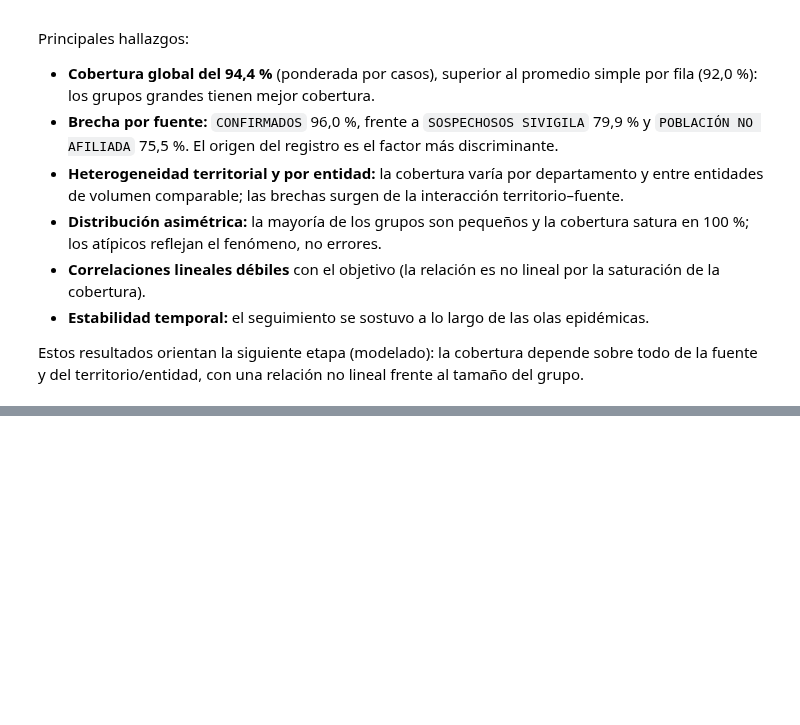
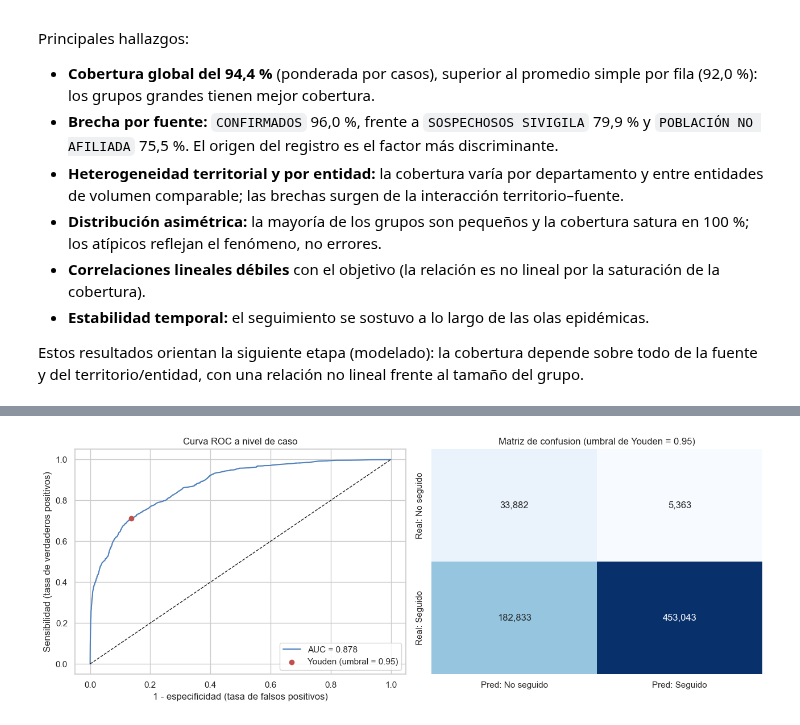
Before and after one commit to JabesMonroy/Proyecto_Esp-Fund-Datos_PRASS_Seg.COVID19, a Jupyter notebook: Proyecto_PRASS_Seguimiento_COVID19.ipynb, the cells around one changed output, grey strips where cells are left out. Saved outputs shown, nothing was run; the diff lists cells and outputs as text; code cells hidden in the pictures; blank space fills up the shorter version.

```diff
--- a/Proyecto_PRASS_Seguimiento_COVID19.ipynb
+++ b/Proyecto_PRASS_Seguimiento_COVID19.ipynb
@@ -782,0 +955,13 @@ Estos resultados orientan la siguiente etapa (modelado): la cobertura depende so
+# %%
+from sklearn.metrics import roc_curve
+
+y_caso, score_caso, peso_caso = utils.expandir_a_casos(df_te, df_te['p_pred'].to_numpy())
+fpr, tpr, thr = roc_curve(y_caso, score_caso, sample_weight=peso_caso)
+u_opt = float(thr[np.argmax(tpr - fpr)])
+
+met = utils.metricas_clasificacion(y_caso, score_caso, peso_caso, umbral=0.5)
+print('Metricas (umbral 0.5):')
+for k, v in met.items():
+    print(f'  {k:24s}: {v:.4f}')
+
+utils.matriz_confusion_casos(y_caso, score_caso, peso_caso, umbral=0.5)
@@ -782,0 +993,20 @@ Estos resultados orientan la siguiente etapa (modelado): la cobertura depende so
+# %%
+j = int(np.argmax(tpr - fpr))
+cm_opt = utils.matriz_confusion_casos(y_caso, score_caso, peso_caso, umbral=u_opt)
+
+fig, axes = plt.subplots(1, 2, figsize=(13, 5))
+axes[0].plot(fpr, tpr, color='#4f81bd', label=f"AUC = {met['auc_roc']:.3f}")
+axes[0].plot([0, 1], [0, 1], 'k--', lw=1)
+axes[0].scatter(fpr[j], tpr[j], color='#c0504d', zorder=5,
+                label=f'Youden (umbral = {u_opt:.2f})')
+axes[0].set_xlabel('1 - especificidad (tasa de falsos positivos)')
+axes[0].set_ylabel('Sensibilidad (tasa de verdaderos positivos)')
+axes[0].set_title('Curva ROC a nivel de caso')
+axes[0].legend(loc='lower right')
+sns.heatmap(cm_opt, annot=True, fmt=',.0f', cmap='Blues', cbar=False, ax=axes[1])
+axes[1].set_title(f'Matriz de confusion (umbral de Youden = {u_opt:.2f})')
+axes[1].set_ylabel('')
+plt.tight_layout()
+plt.show()
+# %% [output]
+[figure, added]
```
Also changed, not shown: parts of 26 cells of this notebook, 4 other files.
